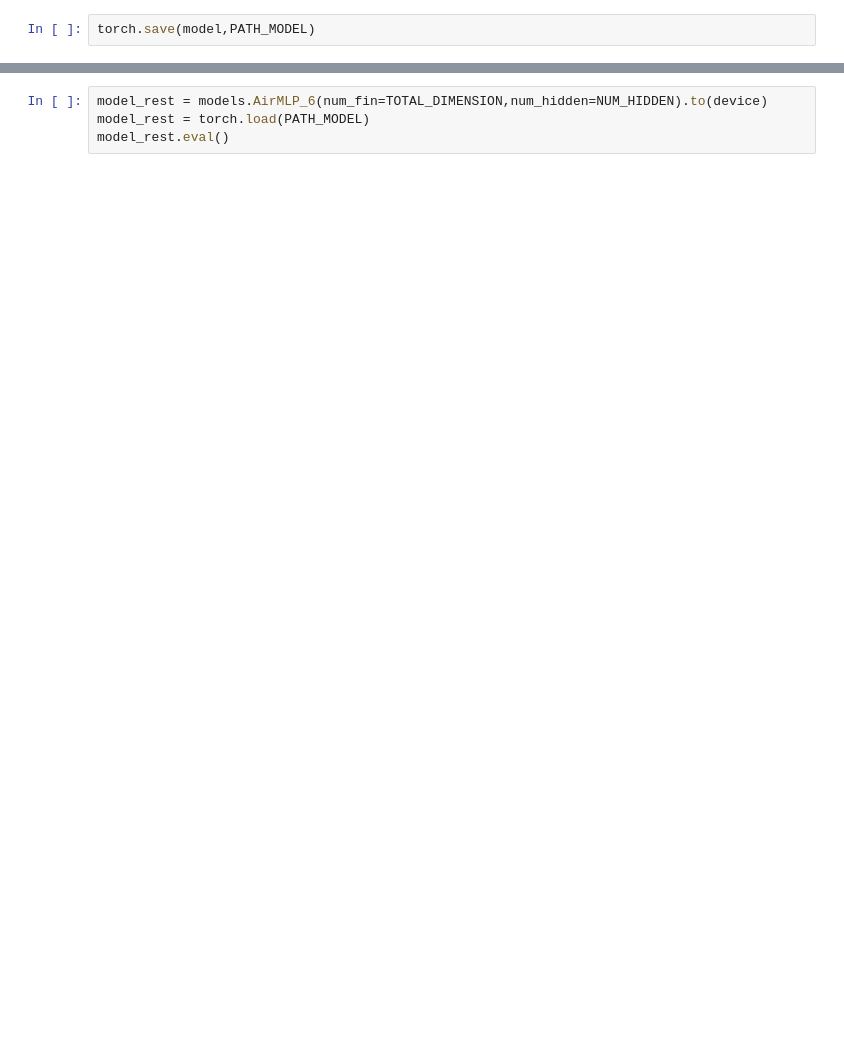
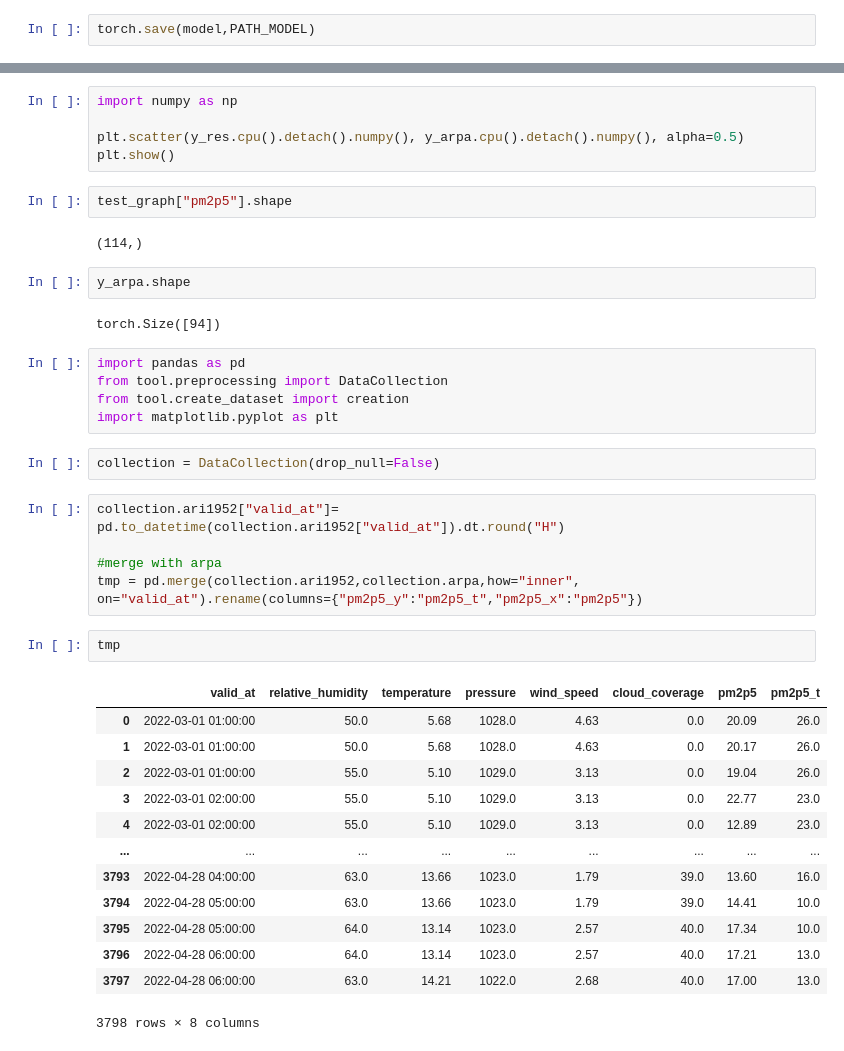
Before and after one commit to LeonardoZini/AirMLP, a Jupyter notebook: training_mlp_v2.ipynb, the cells around one changed output, grey strips where cells are left out. Saved outputs shown, nothing was run; the diff lists cells and outputs as text; blank space fills up the shorter version.

```diff
--- a/training_mlp_v2.ipynb
+++ b/training_mlp_v2.ipynb
@@ -175,4 +198,41 @@ plt.show()
-# %%
-model_rest = models.AirMLP_6(num_fin=TOTAL_DIMENSION,num_hidden=NUM_HIDDEN).to(device)
-model_rest = torch.load(PATH_MODEL)
-model_rest.eval()
+# %%
+import numpy as np
+
+plt.scatter(y_res.cpu().detach().numpy(), y_arpa.cpu().detach().numpy(), alpha=0.5)
+plt.show()
+# %%
+test_graph["pm2p5"].shape
+# %% [output]
+(114,)
+# %%
+y_arpa.shape
+# %% [output]
+torch.Size([94])
+# %%
+import pandas as pd
+from tool.preprocessing import DataCollection
+from tool.create_dataset import creation
+import matplotlib.pyplot as plt
+# %%
+collection = DataCollection(drop_null=False)
+# %%
+collection.ari1952["valid_at"]= pd.to_datetime(collection.ari1952["valid_at"]).dt.round("H")
+
+#merge with arpa
+tmp = pd.merge(collection.ari1952,collection.arpa,how="inner", on="valid_at").rename(columns={"pm2p5_y":"pm2p5_t","pm2p5_x":"pm2p5"})
+# %%
+tmp
+# %% [output]
+|  | valid_at | relative_humidity | temperature | pressure | wind_speed | cloud_coverage | pm2p5 | pm2p5_t |
+| 0 | 2022-03-01 01:00:00 | 50.0 | 5.68 | 1028.0 | 4.63 | 0.0 | 20.09 | 26.0 |
+| 1 | 2022-03-01 01:00:00 | 50.0 | 5.68 | 1028.0 | 4.63 | 0.0 | 20.17 | 26.0 |
+| 2 | 2022-03-01 01:00:00 | 55.0 | 5.10 | 1029.0 | 3.13 | 0.0 | 19.04 | 26.0 |
+| 3 | 2022-03-01 02:00:00 | 55.0 | 5.10 | 1029.0 | 3.13 | 0.0 | 22.77 | 23.0 |
+| 4 | 2022-03-01 02:00:00 | 55.0 | 5.10 | 1029.0 | 3.13 | 0.0 | 12.89 | 23.0 |
+| ... | ... | ... | ... | ... | ... | ... | ... | ... |
+| 3793 | 2022-04-28 04:00:00 | 63.0 | 13.66 | 1023.0 | 1.79 | 39.0 | 13.60 | 16.0 |
+| 3794 | 2022-04-28 05:00:00 | 63.0 | 13.66 | 1023.0 | 1.79 | 39.0 | 14.41 | 10.0 |
+| 3795 | 2022-04-28 05:00:00 | 64.0 | 13.14 | 1023.0 | 2.57 | 40.0 | 17.34 | 10.0 |
+| 3796 | 2022-04-28 06:00:00 | 64.0 | 13.14 | 1023.0 | 2.57 | 40.0 | 17.21 | 13.0 |
+| 3797 | 2022-04-28 06:00:00 | 63.0 | 14.21 | 1022.0 | 2.68 | 40.0 | 17.00 | 13.0 |
+3798 rows × 8 columns
```
Also changed, not shown: parts of 5 cells of this notebook, 2 other files.
